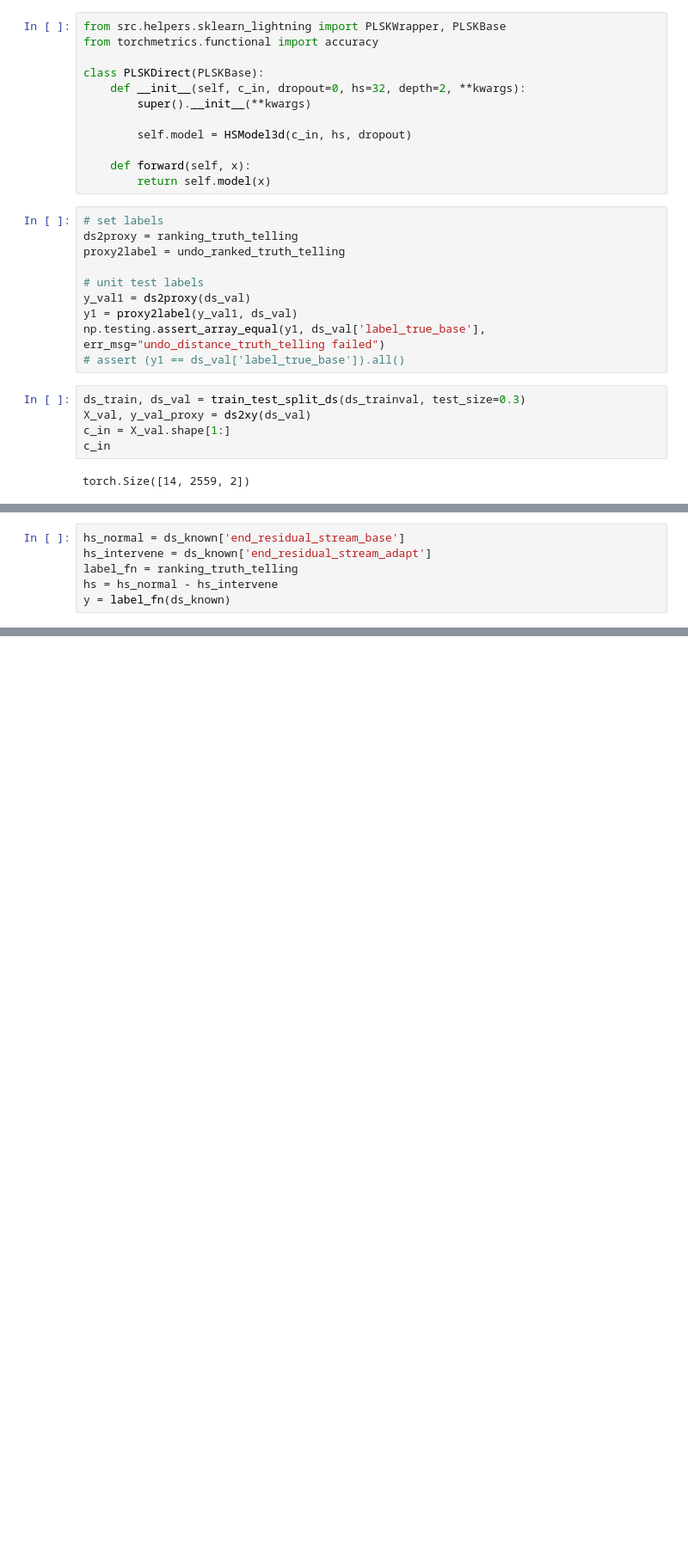
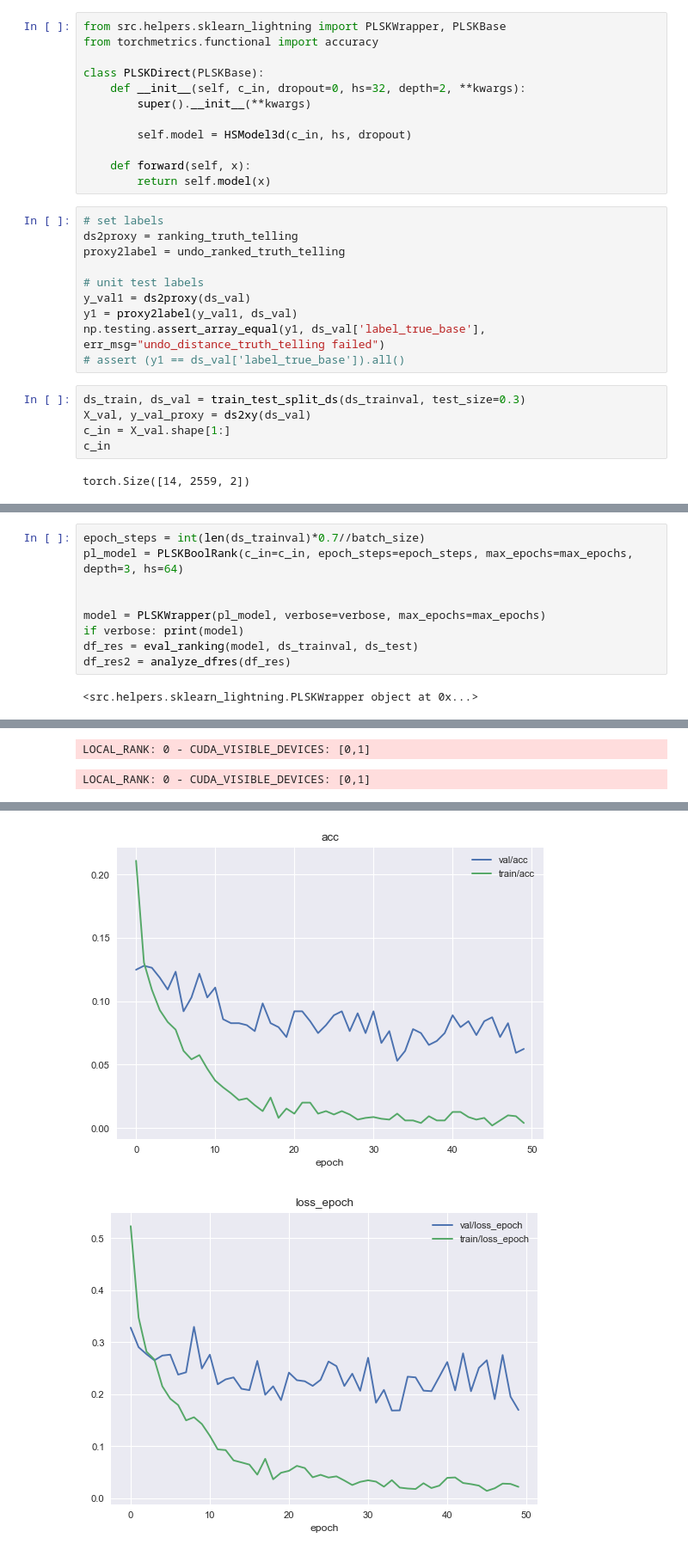
Before and after one commit to wassname/LoRA_are_lie_detectors, a Jupyter notebook: notebooks/10_compare_probes.ipynb, the cells around one changed output, grey strips where cells are left out. Shown at 86% size. Drawn from its saved outputs; the diff is of its cells as text; blank space fills up the shorter version.

```diff
--- a/notebooks/10_compare_probes.ipynb
+++ b/notebooks/10_compare_probes.ipynb
@@ -1079,6 +641,0 @@ class PL_CSS(PLRankingBase):
-# %%
-hs_normal = ds_known['end_residual_stream_base']
-hs_intervene = ds_known['end_residual_stream_adapt']
-label_fn = ranking_truth_telling
-hs = hs_normal - hs_intervene
-y = label_fn(ds_known)
@@ -1143,0 +726,11 @@ r = postproc(y_val_prob, y_val)
+# %%
+epoch_steps = int(len(ds_trainval)*0.7//batch_size)
+pl_model = PLSKBoolRank(c_in=c_in, epoch_steps=epoch_steps, max_epochs=max_epochs, depth=3, hs=64)
+
+
+model = PLSKWrapper(pl_model, verbose=verbose, max_epochs=max_epochs)
+if verbose: print(model)
+df_res = eval_ranking(model, ds_trainval, ds_test)
+df_res2 = analyze_dfres(df_res)
+# %% [output]
+<src.helpers.sklearn_lightning.PLSKWrapper object at 0x...>
@@ -1143,0 +754,2 @@ r = postproc(y_val_prob, y_val)
+LOCAL_RANK: 0 - CUDA_VISIBLE_DEVICES: [0,1]
+LOCAL_RANK: 0 - CUDA_VISIBLE_DEVICES: [0,1]
@@ -1143,0 +765,2 @@ r = postproc(y_val_prob, y_val)
+[figure, added]
+[figure, added]
```
Also changed, not shown: parts of 61 cells of this notebook, 2 other files.
